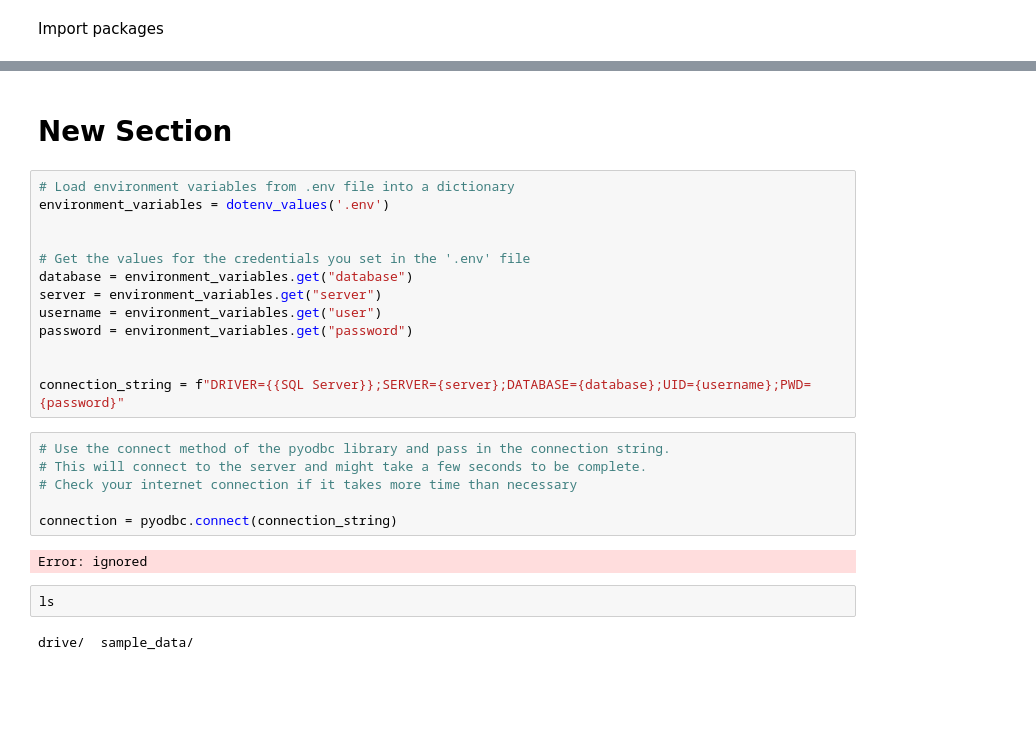
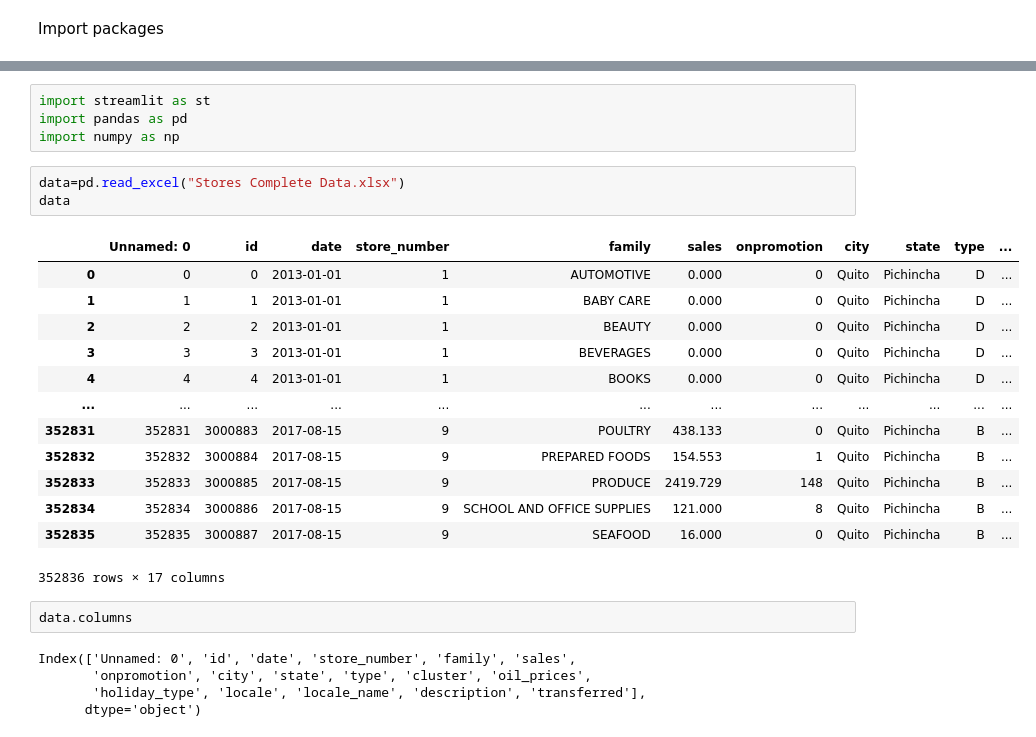
Before and after one commit to HannahMwende/LP4-Project, a Jupyter notebook: code.ipynb, the cells around one changed output, grey strips where cells are left out. Drawn from its saved outputs; the diff is of its cells as text; blank space fills up the shorter version.

```diff
--- a/code.ipynb
+++ b/code.ipynb
@@ -20,27 +27,28 @@ from sklearn.impute import SimpleImputer
-# %% [markdown]
-# New Section
-# %%
-# Load environment variables from .env file into a dictionary
-environment_variables = dotenv_values('.env')
-
-
-# Get the values for the credentials you set in the '.env' file
-database = environment_variables.get("database")
-server = environment_variables.get("server")
-username = environment_variables.get("user")
-password = environment_variables.get("password")
-
-
-connection_string = f"DRIVER={{SQL Server}};SERVER={server};DATABASE={database};UID={username};PWD={password}"
-# %%
-# Use the connect method of the pyodbc library and pass in the connection string.
-# This will connect to the server and might take a few seconds to be complete.
-# Check your internet connection if it takes more time than necessary
-
-connection = pyodbc.connect(connection_string)
-# %% [output]
-Error: ignored
-# %%
-ls
-# %% [output]
-drive/  sample_data/
+# %%
+import streamlit as st
+import pandas as pd
+import numpy as np
+# %%
+data=pd.read_excel("Stores Complete Data.xlsx")
+data
+# %% [output]
+|  | Unnamed: 0 | id | date | store_number | family | sales | onpromotion | city | state | type | ... |
+| 0 | 0 | 0 | 2013-01-01 | 1 | AUTOMOTIVE | 0.000 | 0 | Quito | Pichincha | D | ... |
+| 1 | 1 | 1 | 2013-01-01 | 1 | BABY CARE | 0.000 | 0 | Quito | Pichincha | D | ... |
+| 2 | 2 | 2 | 2013-01-01 | 1 | BEAUTY | 0.000 | 0 | Quito | Pichincha | D | ... |
+| 3 | 3 | 3 | 2013-01-01 | 1 | BEVERAGES | 0.000 | 0 | Quito | Pichincha | D | ... |
+| 4 | 4 | 4 | 2013-01-01 | 1 | BOOKS | 0.000 | 0 | Quito | Pichincha | D | ... |
+| ... | ... | ... | ... | ... | ... | ... | ... | ... | ... | ... | ... |
+| 352831 | 352831 | 3000883 | 2017-08-15 | 9 | POULTRY | 438.133 | 0 | Quito | Pichincha | B | ... |
+| 352832 | 352832 | 3000884 | 2017-08-15 | 9 | PREPARED FOODS | 154.553 | 1 | Quito | Pichincha | B | ... |
+| 352833 | 352833 | 3000885 | 2017-08-15 | 9 | PRODUCE | 2419.729 | 148 | Quito | Pichincha | B | ... |
+| 352834 | 352834 | 3000886 | 2017-08-15 | 9 | SCHOOL AND OFFICE SUPPLIES | 121.000 | 8 | Quito | Pichincha | B | ... |
+| 352835 | 352835 | 3000887 | 2017-08-15 | 9 | SEAFOOD | 16.000 | 0 | Quito | Pichincha | B | ... |
+352836 rows × 17 columns
+# %%
+data.columns
+# %% [output]
+Index(['Unnamed: 0', 'id', 'date', 'store_number', 'family', 'sales',
+       'onpromotion', 'city', 'state', 'type', 'cluster', 'oil_prices',
+       'holiday_type', 'locale', 'locale_name', 'description', 'transferred'],
+      dtype='object')
```
Also changed, not shown: parts of 4 cells of this notebook, 4 other files.
